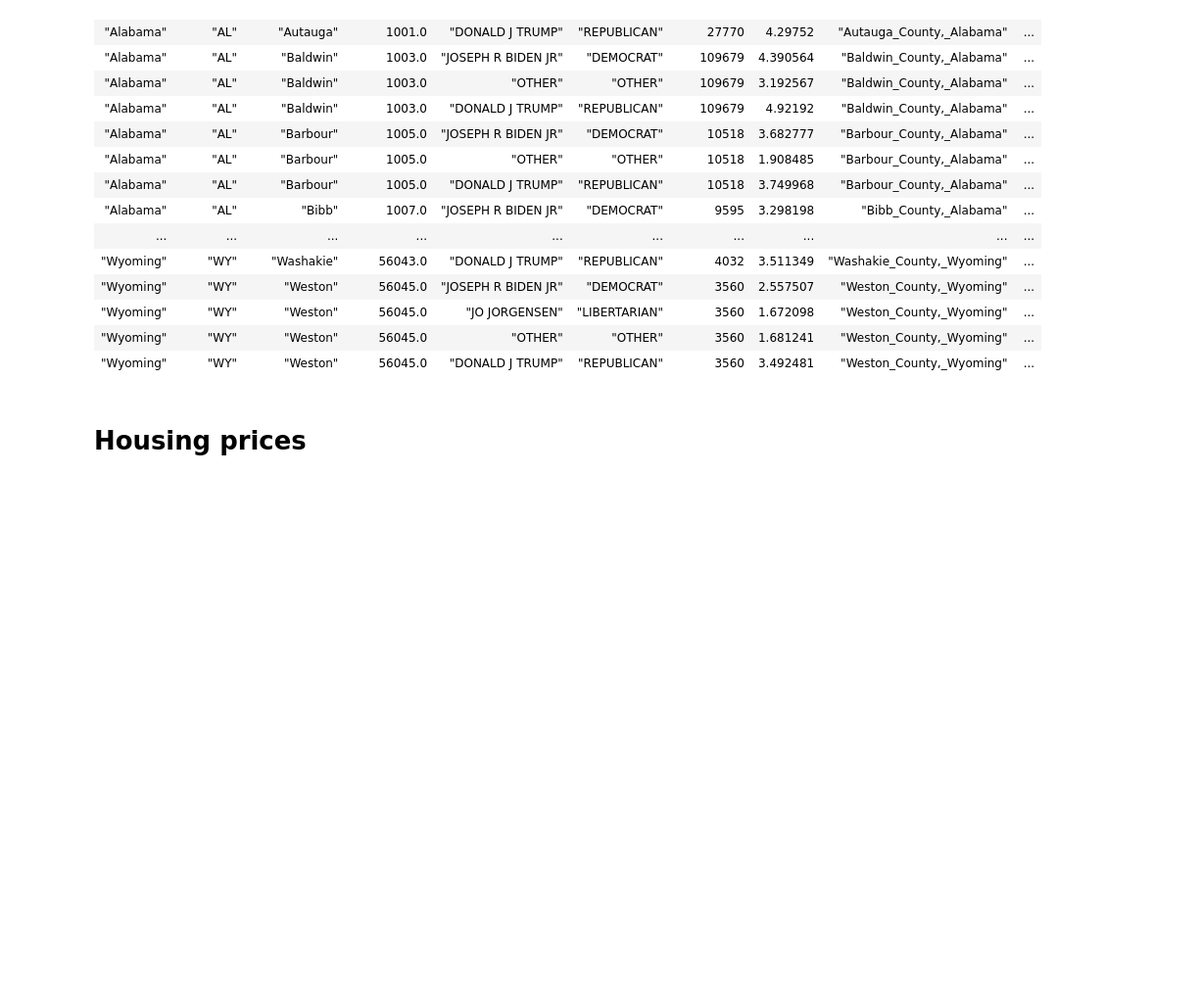
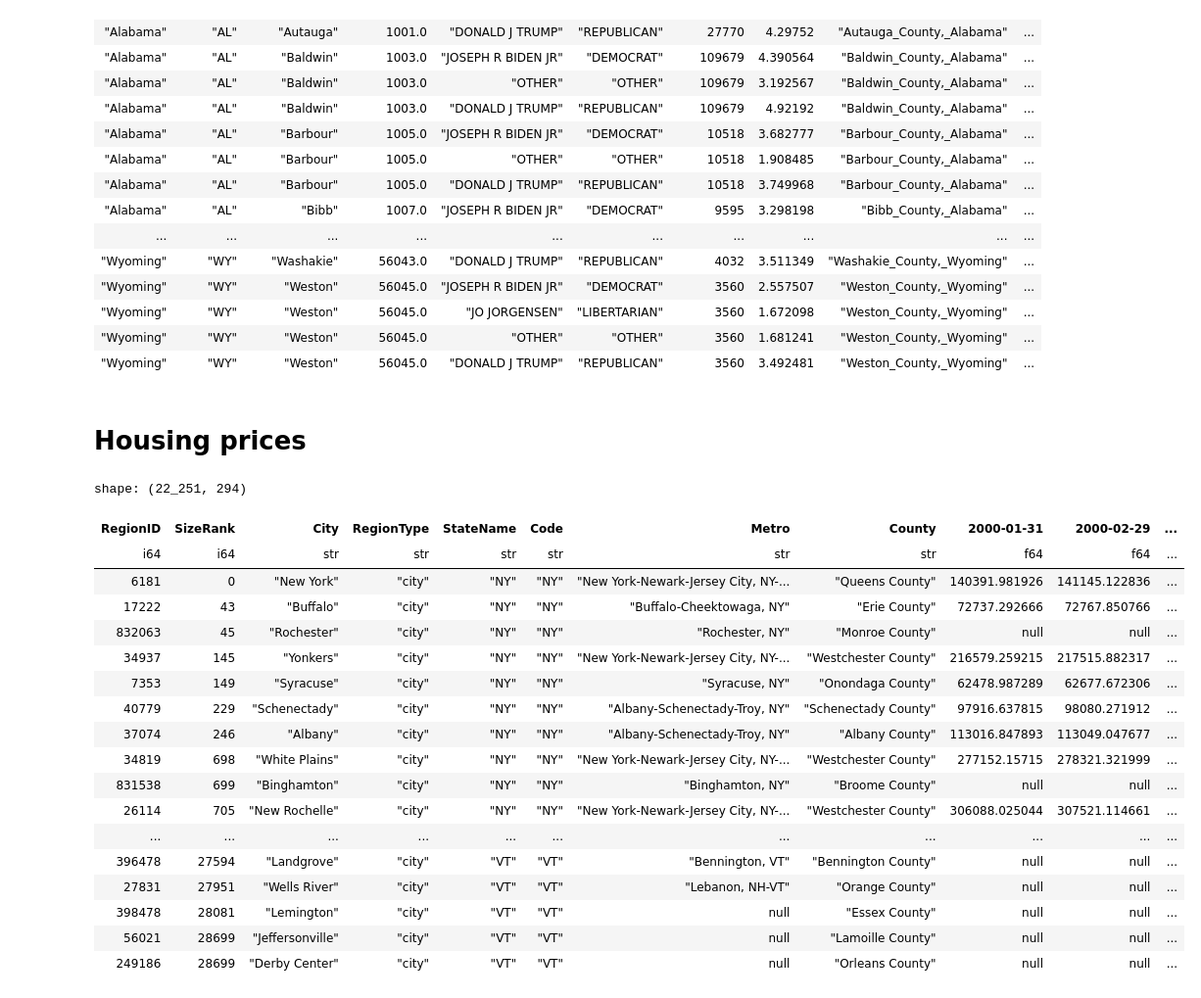
Before and after one commit to rcap107/retrieve-merge-predict, a Jupyter notebook: notebooks/Study new datasets.ipynb, the cells around one changed output. Shown at 98% size. Cells and saved outputs as stored; diff of their text form; code cells hidden in the pictures; blank space fills up the shorter version.

```diff
--- a/notebooks/Study new datasets.ipynb
+++ b/notebooks/Study new datasets.ipynb
@@ -76,3 +76,25 @@ df.write_parquet(Path(data_folder, "new_datasets", "us_elections-yadl.parquet"))
 # Housing prices
 # %%
 df = pl.read_parquet(Path(data_folder, "housing_prices.parquet"))
+# %%
+df
+# %% [output]
+shape: (22_251, 294)
+| RegionID | SizeRank | City | RegionType | StateName | Code | Metro | County | 2000-01-31 | 2000-02-29 | ... |
+| i64 | i64 | str | str | str | str | str | str | f64 | f64 | ... |
+| 6181 | 0 | "New York" | "city" | "NY" | "NY" | "New York-Newark-Jersey City, NY-... | "Queens County" | 140391.981926 | 141145.122836 | ... |
+| 17222 | 43 | "Buffalo" | "city" | "NY" | "NY" | "Buffalo-Cheektowaga, NY" | "Erie County" | 72737.292666 | 72767.850766 | ... |
+| 832063 | 45 | "Rochester" | "city" | "NY" | "NY" | "Rochester, NY" | "Monroe County" | null | null | ... |
+| 34937 | 145 | "Yonkers" | "city" | "NY" | "NY" | "New York-Newark-Jersey City, NY-... | "Westchester County" | 216579.259215 | 217515.882317 | ... |
+| 7353 | 149 | "Syracuse" | "city" | "NY" | "NY" | "Syracuse, NY" | "Onondaga County" | 62478.987289 | 62677.672306 | ... |
+| 40779 | 229 | "Schenectady" | "city" | "NY" | "NY" | "Albany-Schenectady-Troy, NY" | "Schenectady County" | 97916.637815 | 98080.271912 | ... |
+| 37074 | 246 | "Albany" | "city" | "NY" | "NY" | "Albany-Schenectady-Troy, NY" | "Albany County" | 113016.847893 | 113049.047677 | ... |
+| 34819 | 698 | "White Plains" | "city" | "NY" | "NY" | "New York-Newark-Jersey City, NY-... | "Westchester County" | 277152.15715 | 278321.321999 | ... |
+| 831538 | 699 | "Binghamton" | "city" | "NY" | "NY" | "Binghamton, NY" | "Broome County" | null | null | ... |
+| 26114 | 705 | "New Rochelle" | "city" | "NY" | "NY" | "New York-Newark-Jersey City, NY-... | "Westchester County" | 306088.025044 | 307521.114661 | ... |
+| ... | ... | ... | ... | ... | ... | ... | ... | ... | ... | ... |
+| 396478 | 27594 | "Landgrove" | "city" | "VT" | "VT" | "Bennington, VT" | "Bennington County" | null | null | ... |
+| 27831 | 27951 | "Wells River" | "city" | "VT" | "VT" | "Lebanon, NH-VT" | "Orange County" | null | null | ... |
+| 398478 | 28081 | "Lemington" | "city" | "VT" | "VT" | null | "Essex County" | null | null | ... |
+| 56021 | 28699 | "Jeffersonville" | "city" | "VT" | "VT" | null | "Lamoille County" | null | null | ... |
+| 249186 | 28699 | "Derby Center" | "city" | "VT" | "VT" | null | "Orleans County" | null | null | ... |
```
Also changed, not shown: parts of 2 cells of this notebook.
